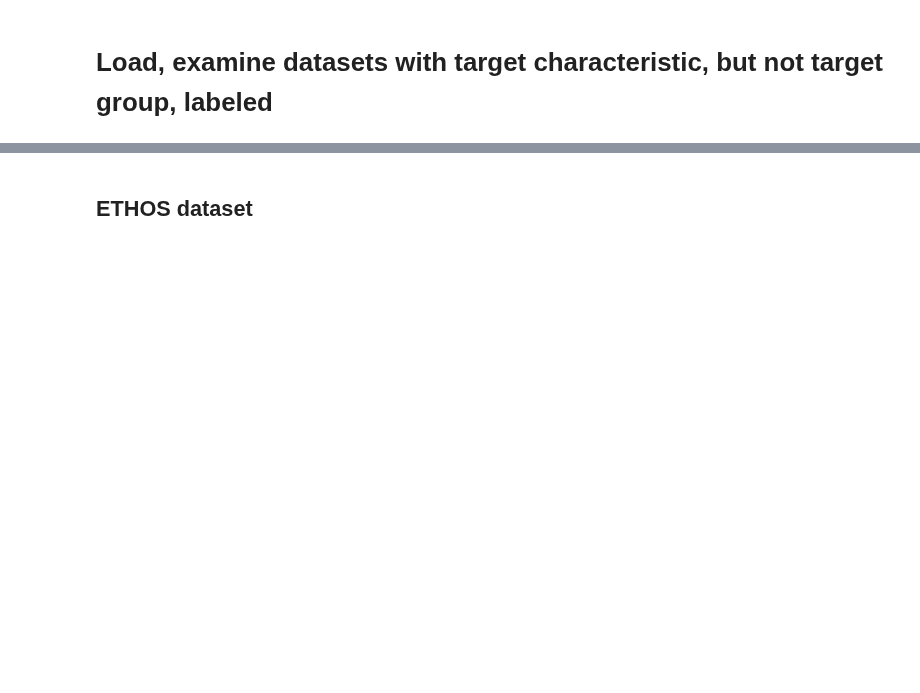
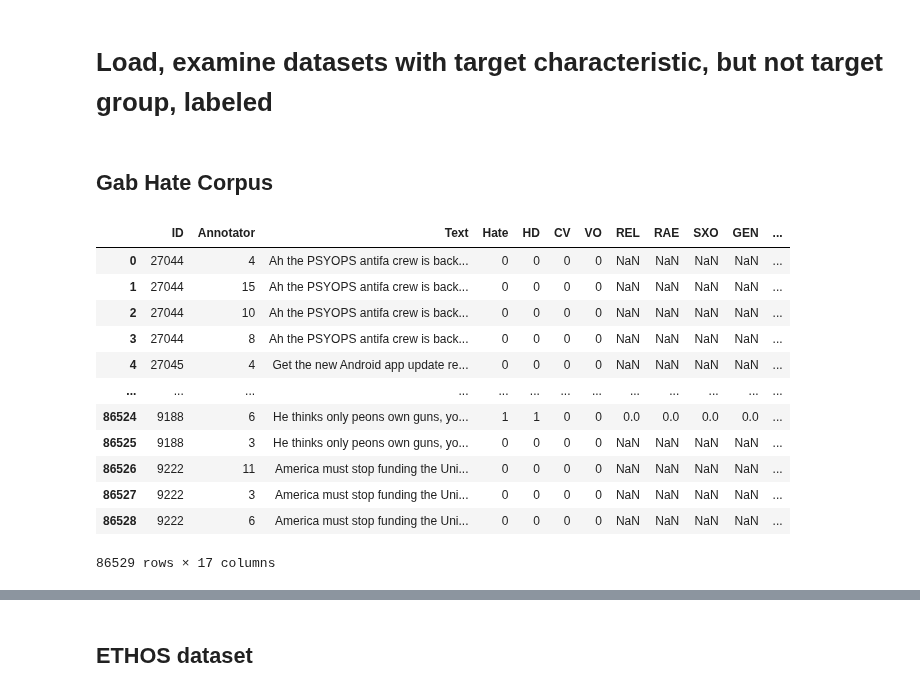
Before and after one commit to michaelmilleryoder/hate_speech_identities, a Jupyter notebook: jupyter/unlabeled_datasets.ipynb, the cells around one changed output, grey strips where cells are left out. Cells and saved outputs as stored; diff of their text form; code cells hidden in the pictures; blank space fills up the shorter version.

```diff
--- a/jupyter/unlabeled_datasets.ipynb
+++ b/jupyter/unlabeled_datasets.ipynb
@@ -1,2 +1,25 @@
 # %% [markdown]
 # Load, examine datasets with target characteristic, but not target group, labeled
+# %% [markdown]
+## Gab Hate Corpus
+# %%
+import pandas as pd
+import os
+
+dirpath = '/storage2/mamille3/data/hate_speech/gab_hate_corpus/'
+gabhate = pd.read_csv(os.path.join(dirpath, 'GabHateCorpus_annotations.tsv'), sep='\t')
+gabhate
+# %% [output]
+|  | ID | Annotator | Text | Hate | HD | CV | VO | REL | RAE | SXO | GEN | ... |
+| 0 | 27044 | 4 | Ah the PSYOPS antifa crew is back... | 0 | 0 | 0 | 0 | NaN | NaN | NaN | NaN | ... |
+| 1 | 27044 | 15 | Ah the PSYOPS antifa crew is back... | 0 | 0 | 0 | 0 | NaN | NaN | NaN | NaN | ... |
+| 2 | 27044 | 10 | Ah the PSYOPS antifa crew is back... | 0 | 0 | 0 | 0 | NaN | NaN | NaN | NaN | ... |
+| 3 | 27044 | 8 | Ah the PSYOPS antifa crew is back... | 0 | 0 | 0 | 0 | NaN | NaN | NaN | NaN | ... |
+| 4 | 27045 | 4 | Get the new Android app update re... | 0 | 0 | 0 | 0 | NaN | NaN | NaN | NaN | ... |
+| ... | ... | ... | ... | ... | ... | ... | ... | ... | ... | ... | ... | ... |
+| 86524 | 9188 | 6 | He thinks only peons own guns, yo... | 1 | 1 | 0 | 0 | 0.0 | 0.0 | 0.0 | 0.0 | ... |
+| 86525 | 9188 | 3 | He thinks only peons own guns, yo... | 0 | 0 | 0 | 0 | NaN | NaN | NaN | NaN | ... |
+| 86526 | 9222 | 11 | America must stop funding the Uni... | 0 | 0 | 0 | 0 | NaN | NaN | NaN | NaN | ... |
+| 86527 | 9222 | 3 | America must stop funding the Uni... | 0 | 0 | 0 | 0 | NaN | NaN | NaN | NaN | ... |
+| 86528 | 9222 | 6 | America must stop funding the Uni... | 0 | 0 | 0 | 0 | NaN | NaN | NaN | NaN | ... |
+86529 rows × 17 columns
```
Also changed, not shown: parts of 2 cells of this notebook, 10 other files.
